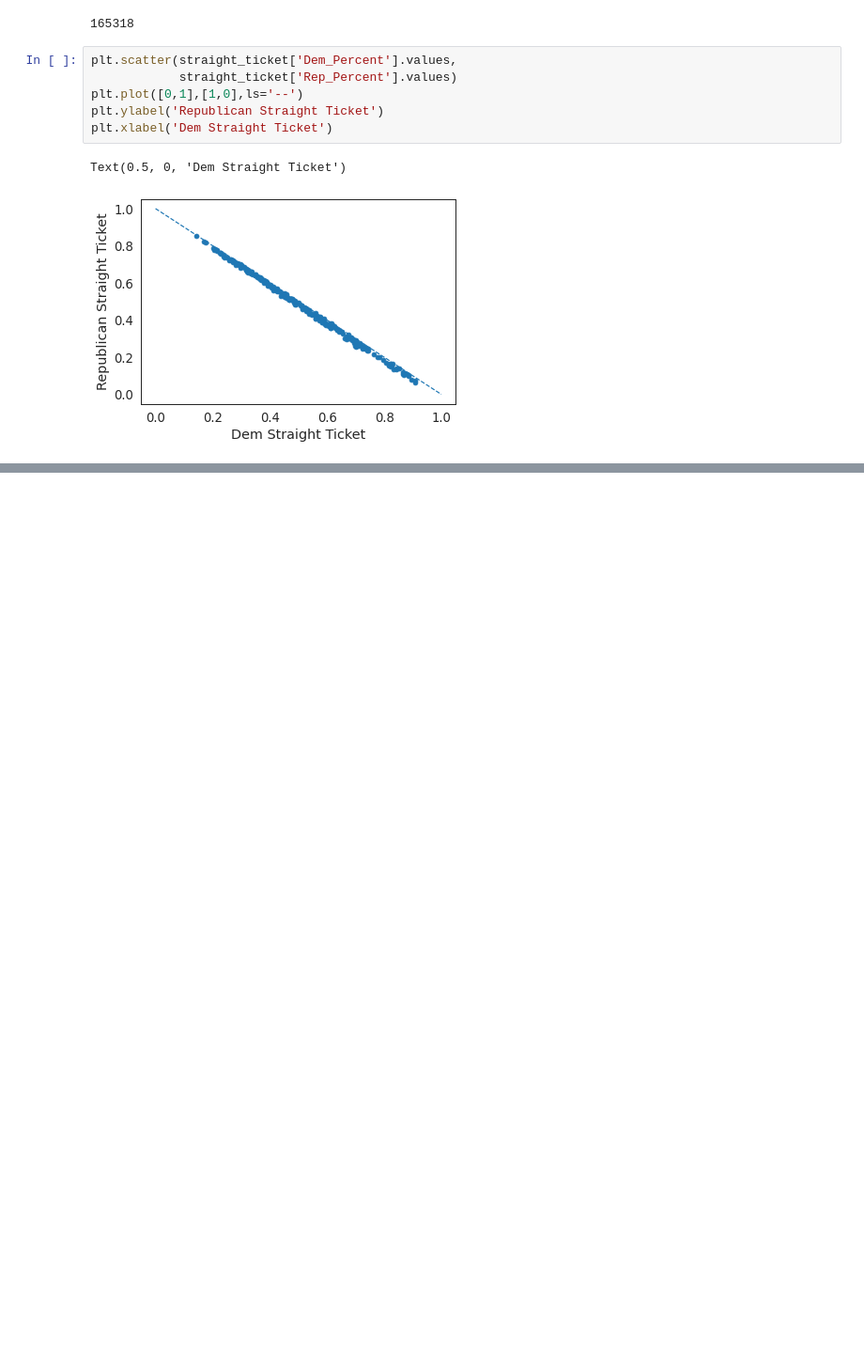
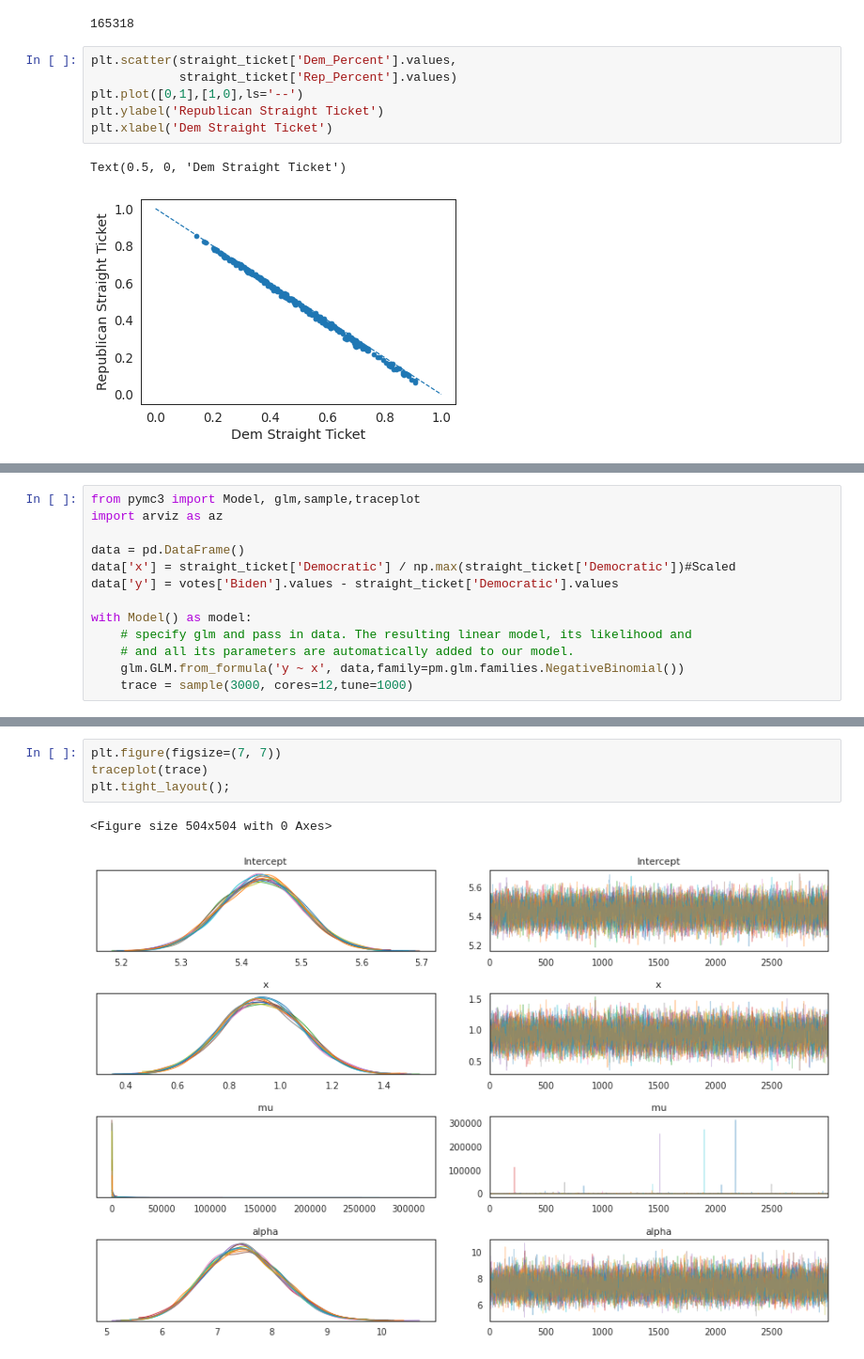
Before and after one commit to josephbb/BenfordBS, a Jupyter notebook: KentCount.ipynb, the cells around one changed output, grey strips where cells are left out. Shown at 94% size. Drawn from its saved outputs; the diff is of its cells as text; blank space fills up the shorter version.

```diff
--- a/KentCount.ipynb
+++ b/KentCount.ipynb
@@ -217,0 +275,13 @@ Text(0.5, 0, 'Dem Straight Ticket')
+# %%
+from pymc3 import Model, glm,sample,traceplot
+import arviz as az
+
+data = pd.DataFrame()
+data['x'] = straight_ticket['Democratic'] / np.max(straight_ticket['Democratic'])#Scaled
+data['y'] = votes['Biden'].values - straight_ticket['Democratic'].values
+
+with Model() as model:
+    # specify glm and pass in data. The resulting linear model, its likelihood and
+    # and all its parameters are automatically added to our model.
+    glm.GLM.from_formula('y ~ x', data,family=pm.glm.families.NegativeBinomial())
+    trace = sample(3000, cores=12,tune=1000)
@@ -217,0 +295,7 @@ Text(0.5, 0, 'Dem Straight Ticket')
+# %%
+plt.figure(figsize=(7, 7))
+traceplot(trace)
+plt.tight_layout();
+# %% [output]
+<Figure size 504x504 with 0 Axes>
+[figure, added]
```
Also changed, not shown: parts of 13 cells of this notebook.
